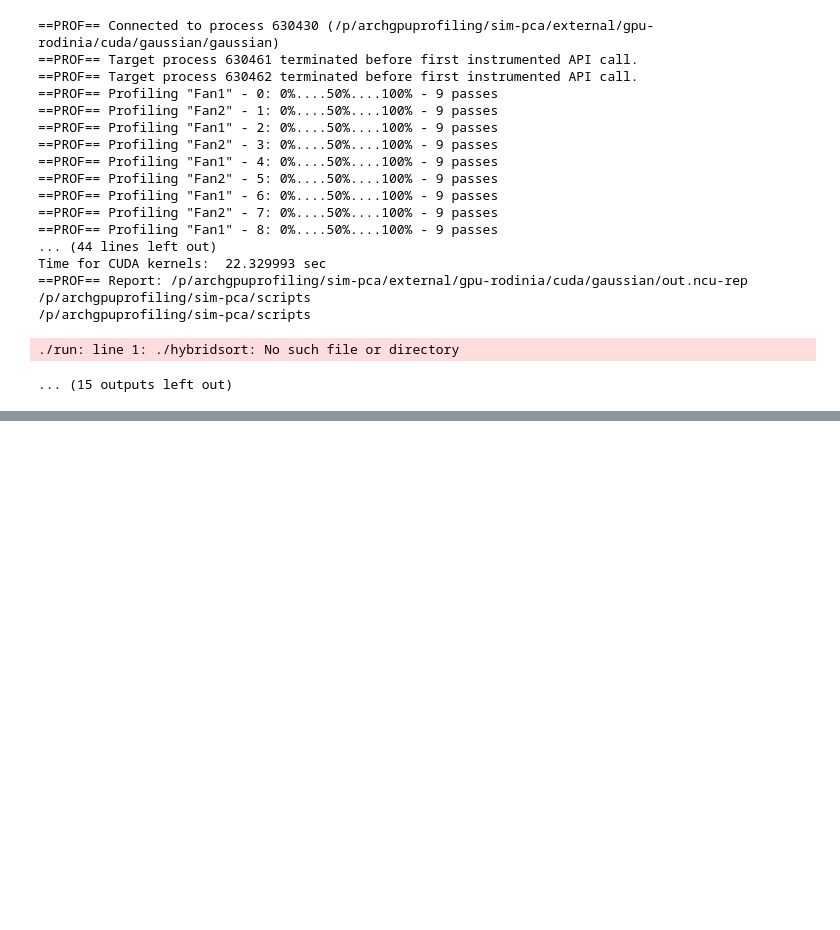
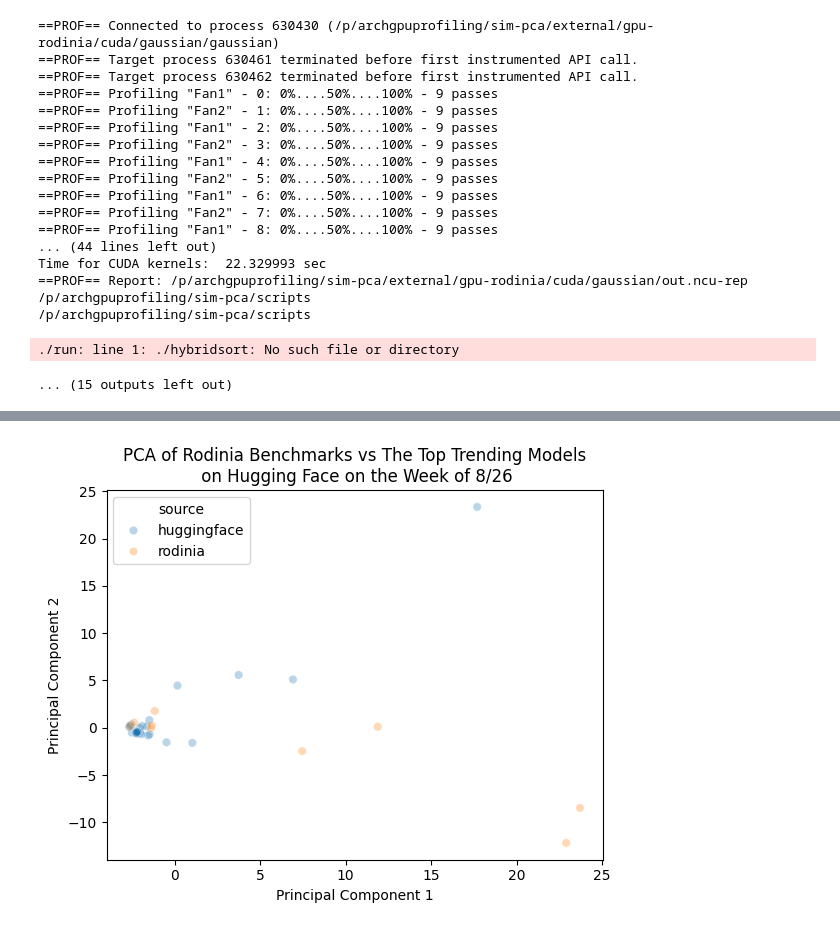
Before and after one commit to wkaisertexas/sim-pca, a Jupyter notebook: scripts/perf-pca.ipynb, the cells around one changed output, grey strips where cells are left out. Cells and saved outputs as stored; diff of their text form; code cells hidden in the pictures; blank space fills up the shorter version.

```diff
--- a/scripts/perf-pca.ipynb
+++ b/scripts/perf-pca.ipynb
@@ -193 +225,12 @@ pca_df[['PC1', 'PC2']]
+# %%
+import seaborn as sns
+
+sns.scatterplot(pca_df, x='PC1', y='PC2', hue='source', alpha=0.3)
+plt.xlabel('Principal Component 1')
+plt.ylabel('Principal Component 2')
+plt.title('PCA of Rodinia Benchmarks vs The Top Trending Models\n on Hugging Face on the Week of 8/26')
+plt.savefig("pca_of_rodinia.png")
+plt.show()
+# %% [output]
+[figure, added]
 # %%
```
Also changed, not shown: parts of 7 cells of this notebook, 15 other files.
